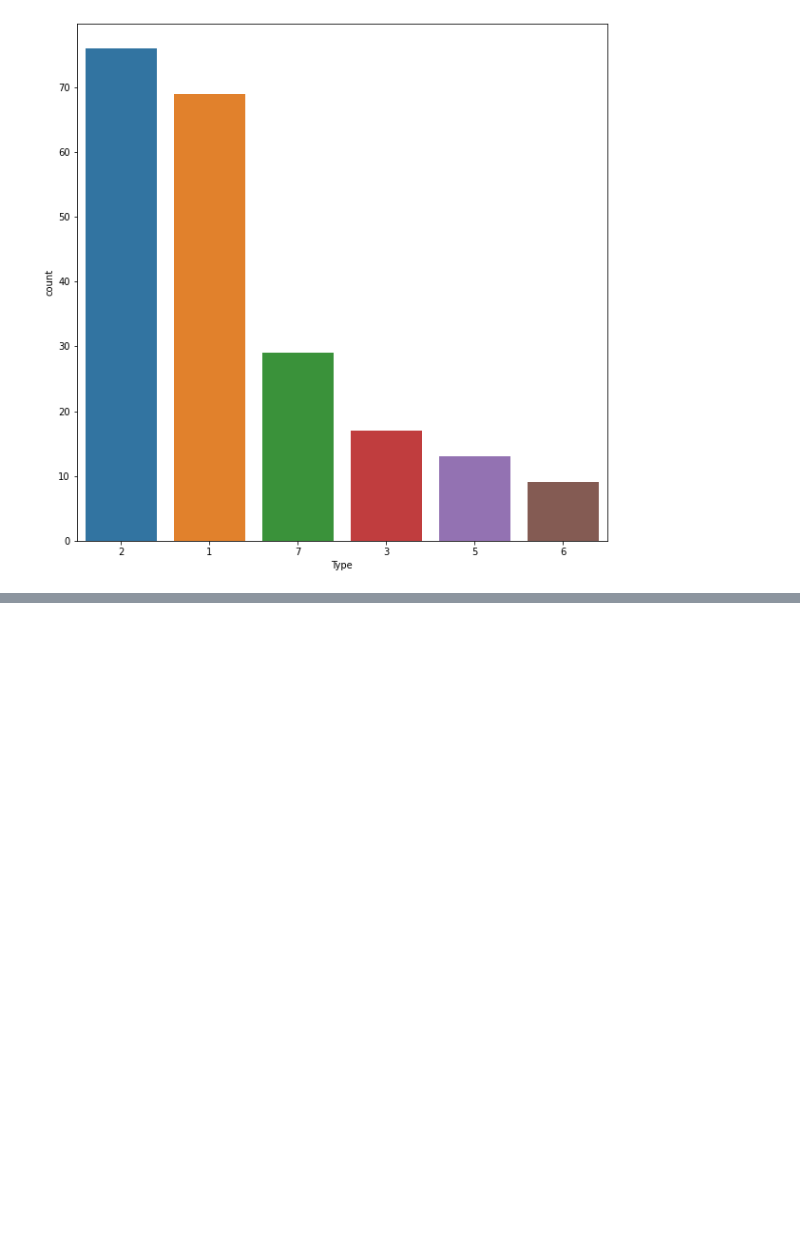
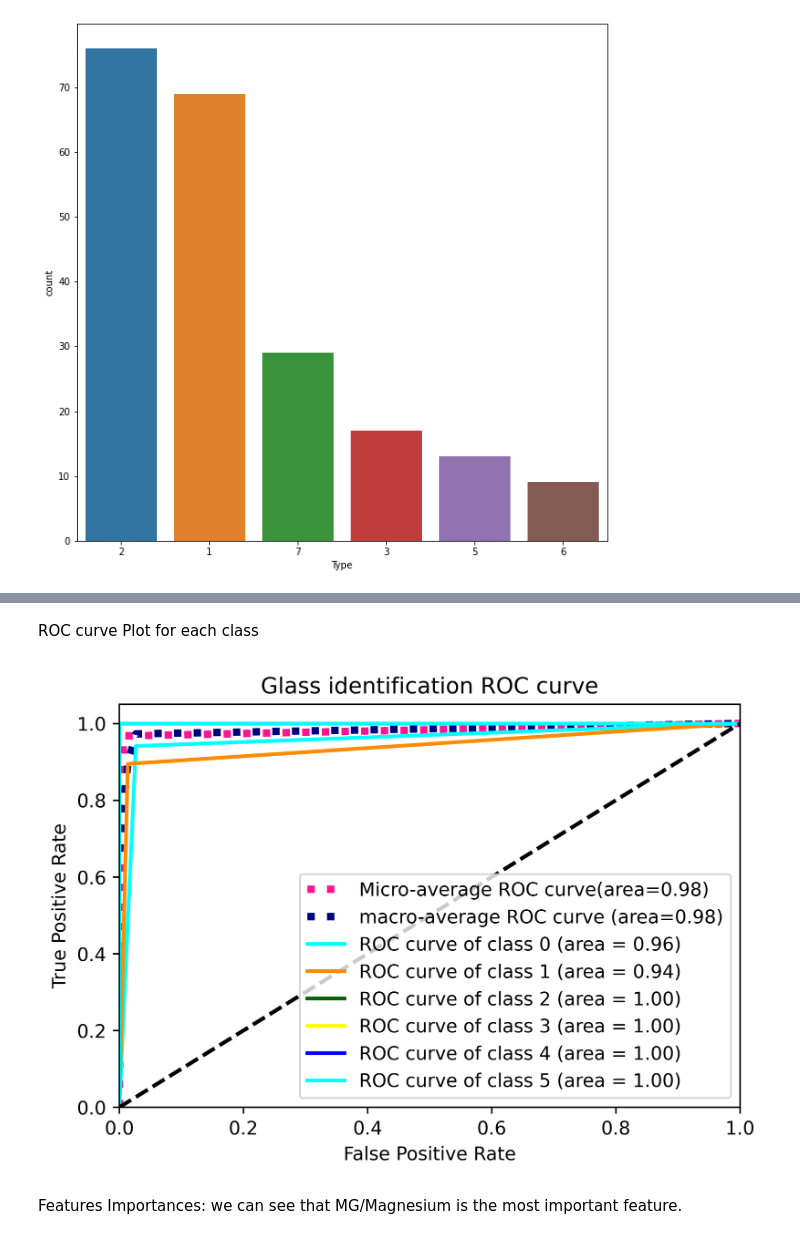
Before and after one commit to madisonmassie/Final_Project, a Jupyter notebook: Final_project_Nasiba.ipynb, the cells around one changed output, grey strips where cells are left out. Cells and saved outputs as stored; diff of their text form; code cells hidden in the pictures; blank space fills up the shorter version.

```diff
--- a/Final_project_Nasiba.ipynb
+++ b/Final_project_Nasiba.ipynb
@@ -185,0 +366,2 @@ sns.countplot(x='Type', data=df_glass, order=df_glass['Type'].value_counts().ind
+# %% [markdown]
+ROC curve Plot for each class
@@ -185,0 +428,6 @@ sns.countplot(x='Type', data=df_glass, order=df_glass['Type'].value_counts().ind
+# %%
+plot_roc_curve(y_test,y_pred_rf)
+# %% [output]
+[figure, added]
+# %% [markdown]
+Features Importances: we can see that MG/Magnesium is the most important feature.
```
Also changed, not shown: parts of 45 cells of this notebook.
